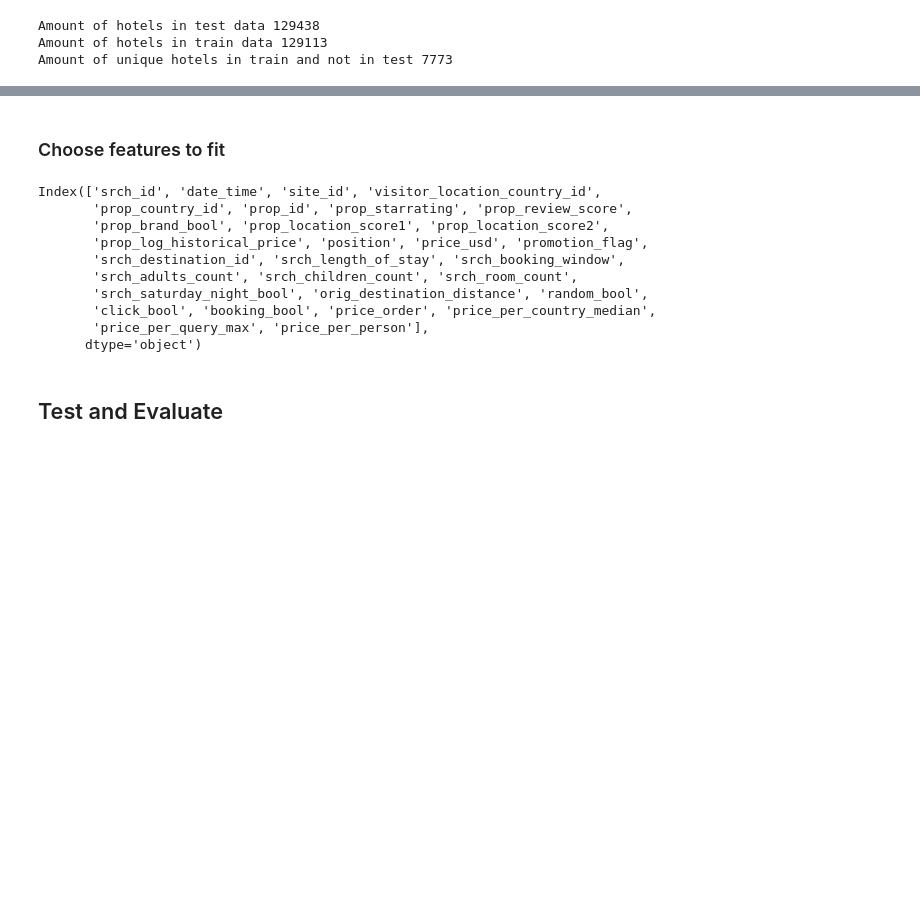
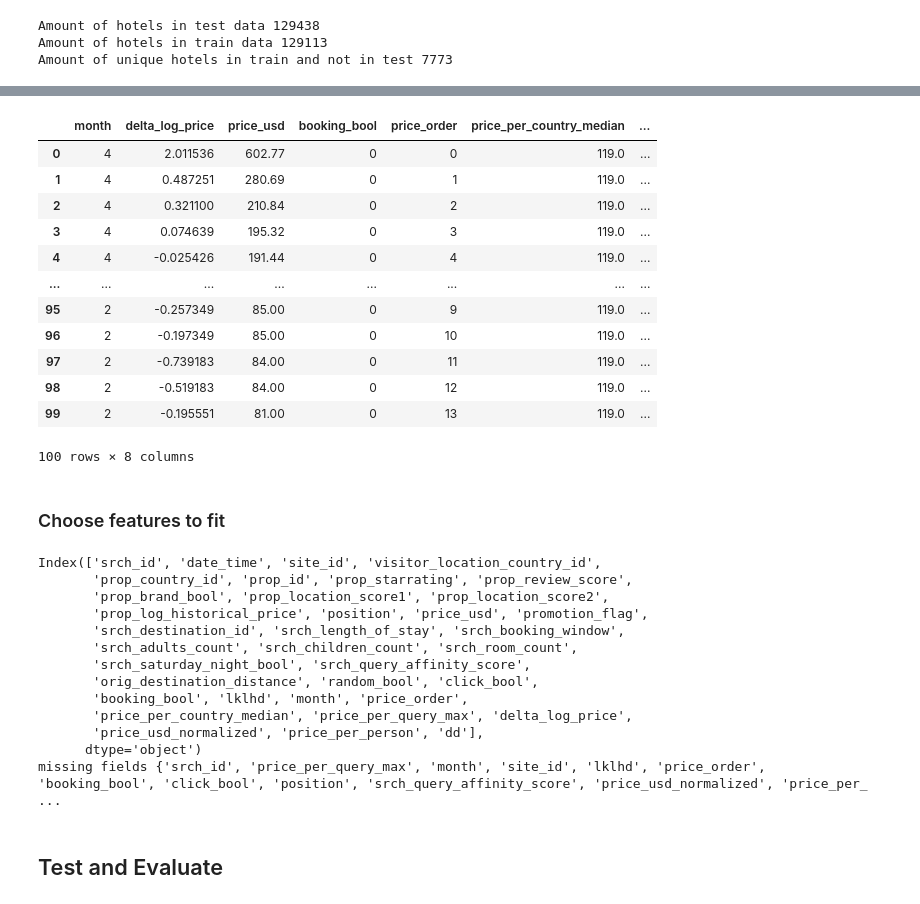
Before and after one commit to wolfbrr/DMT-2022-114, a Jupyter notebook: assignment-2/assignment-2.ipynb, the cells around one changed output, grey strips where cells are left out. Saved outputs shown, nothing was run; the diff lists cells and outputs as text; code cells hidden in the pictures; blank space fills up the shorter version.

```diff
--- a/assignment-2/assignment-2.ipynb
+++ b/assignment-2/assignment-2.ipynb
@@ -370,3 +373,19 @@ display(train_eng[['price_usd','booking_bool', 'price_order','price_per_country_
+# %%
+display(train_eng[['month', 'delta_log_price', 'price_usd','booking_bool', 'price_order','price_per_country_median','price_per_query_max','price_per_person']].head(100))
+# %% [output]
+|  | month | delta_log_price | price_usd | booking_bool | price_order | price_per_country_median | ... |
+| 0 | 4 | 2.011536 | 602.77 | 0 | 0 | 119.0 | ... |
+| 1 | 4 | 0.487251 | 280.69 | 0 | 1 | 119.0 | ... |
+| 2 | 4 | 0.321100 | 210.84 | 0 | 2 | 119.0 | ... |
+| 3 | 4 | 0.074639 | 195.32 | 0 | 3 | 119.0 | ... |
+| 4 | 4 | -0.025426 | 191.44 | 0 | 4 | 119.0 | ... |
+| ... | ... | ... | ... | ... | ... | ... | ... |
+| 95 | 2 | -0.257349 | 85.00 | 0 | 9 | 119.0 | ... |
+| 96 | 2 | -0.197349 | 85.00 | 0 | 10 | 119.0 | ... |
+| 97 | 2 | -0.739183 | 84.00 | 0 | 11 | 119.0 | ... |
+| 98 | 2 | -0.519183 | 84.00 | 0 | 12 | 119.0 | ... |
+| 99 | 2 | -0.195551 | 81.00 | 0 | 13 | 119.0 | ... |
+100 rows × 8 columns
 # %% [markdown]
 ### Choose features to fit
 # %%
@@ -380,7 +399,6 @@ features_to_choose = [#'srch_id',
                       'prop_country_id',
                       'prop_id',
                       'prop_starrating',
-
                       'prop_review_score',
                       'prop_brand_bool',
                       'prop_location_score1',
@@ -388,6 +406,7 @@ features_to_choose = [#'srch_id',
                       'prop_log_historical_price',
                       #'position',
                       'price_usd',
+                      #'price_usd_normalized',
                       'promotion_flag',
                       'srch_destination_id',
                       'srch_length_of_stay',
@@ -405,9 +424,14 @@ features_to_choose = [#'srch_id',
                       #'historical_price',
                       #'price_per_country_median',
                       #'price_per_person'
-                       #'price_order',
-                       #'lklhd'
+                      #'price_order',
+                      #'lklhd'
+                      #'month'
+                      'delta_log_price',
+                      #'srch_query_affinity_score'
                         ]
+missing_values = set(train_eng.columns) - set(features_to_choose)
+print(f'missing fields {missing_values}')
 # %% [output]
 Index(['srch_id', 'date_time', 'site_id', 'visitor_location_country_id',
        'prop_country_id', 'prop_id', 'prop_starrating', 'prop_review_score',
@@ -415,10 +439,13 @@ Index(['srch_id', 'date_time', 'site_id', 'visitor_location_country_id',
        'prop_log_historical_price', 'position', 'price_usd', 'promotion_flag',
        'srch_destination_id', 'srch_length_of_stay', 'srch_booking_window',
        'srch_adults_count', 'srch_children_count', 'srch_room_count',
-       'srch_saturday_night_bool', 'orig_destination_distance', 'random_bool',
-       'click_bool', 'booking_bool', 'price_order', 'price_per_country_median',
-       'price_per_query_max', 'price_per_person'],
+       'srch_saturday_night_bool', 'srch_query_affinity_score',
+       'orig_destination_distance', 'random_bool', 'click_bool',
+       'booking_bool', 'lklhd', 'month', 'price_order',
+       'price_per_country_median', 'price_per_query_max', 'delta_log_price',
+       'price_usd_normalized', 'price_per_person', 'dd'],
       dtype='object')
+missing fields {'srch_id', 'price_per_query_max', 'month', 'site_id', 'lklhd', 'price_order', 'booking_bool', 'click_bool', 'position', 'srch_query_affinity_score', 'price_usd_normalized', 'price_per_ ...
 # %%
 #from mlxtend.frequent_patterns import apriori
 #from mlxtend.frequent_patterns import association_rules
```
Also changed, not shown: parts of 15 cells of this notebook, 1 other file.
